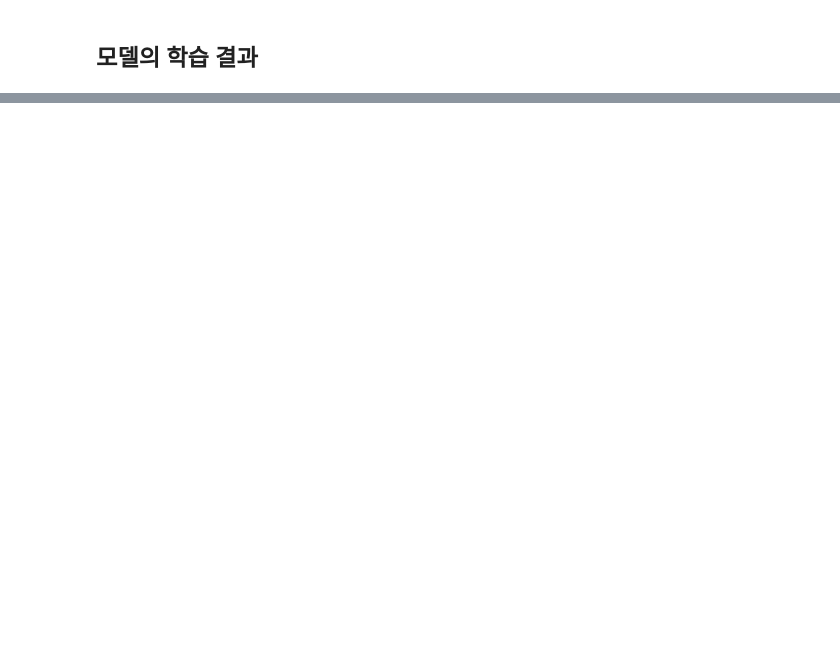
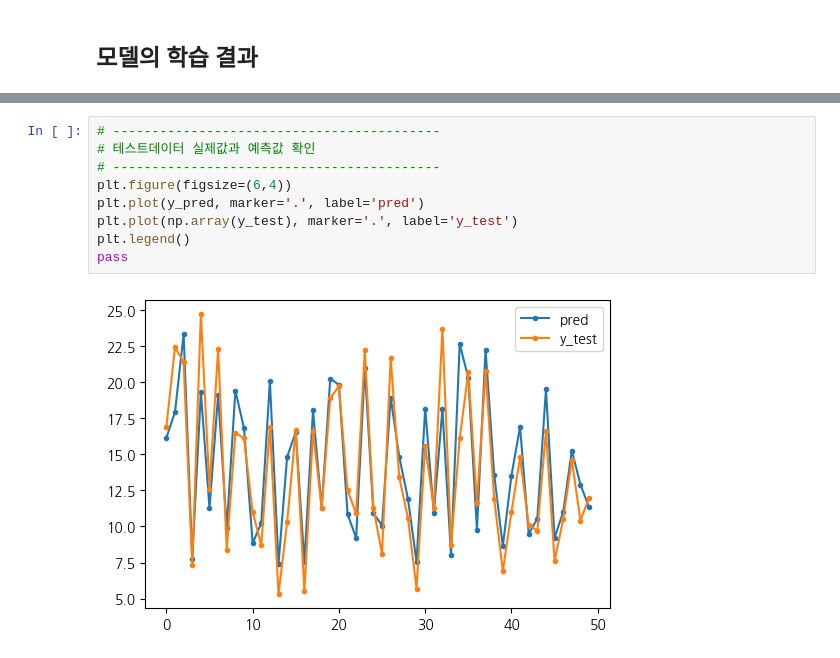
Before and after one commit to jimmynkim/MS_MachineLearning, a Jupyter notebook: 01_회귀_광고플랫폼에따른판매량예측/01_회귀_광고플랫폼에따른판매량예측2_단순선형회귀_실습.ipynb, the cells around one changed output, grey strips where cells are left out. Drawn from its saved outputs; the diff is of its cells as text; blank space fills up the shorter version.

```diff
--- a/01_회귀_광고플랫폼에따른판매량예측/01_회귀_광고플랫폼에따른판매량예측2_단순선형회귀_실습.ipynb
+++ b/01_회귀_광고플랫폼에따른판매량예측/01_회귀_광고플랫폼에따른판매량예측2_단순선형회귀_실습.ipynb
@@ -101,0 +277,11 @@ df.head()
+# %%
+# ------------------------------------------
+# 테스트데이터 실제값과 예측값 확인
+# ------------------------------------------
+plt.figure(figsize=(6,4))
+plt.plot(y_pred, marker='.', label='pred')
+plt.plot(np.array(y_test), marker='.', label='y_test')
+plt.legend()
+pass
+# %% [output]
+[figure, added]
```
Also changed, not shown: parts of 21 cells of this notebook, 1 other file.
